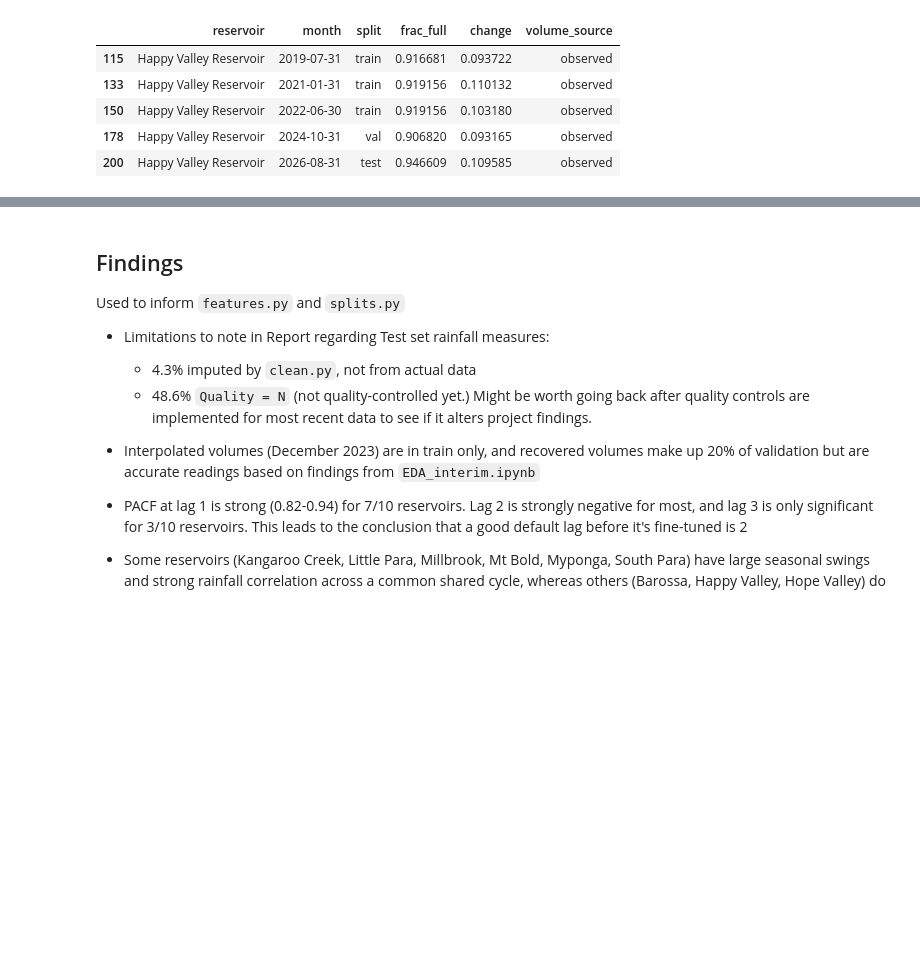
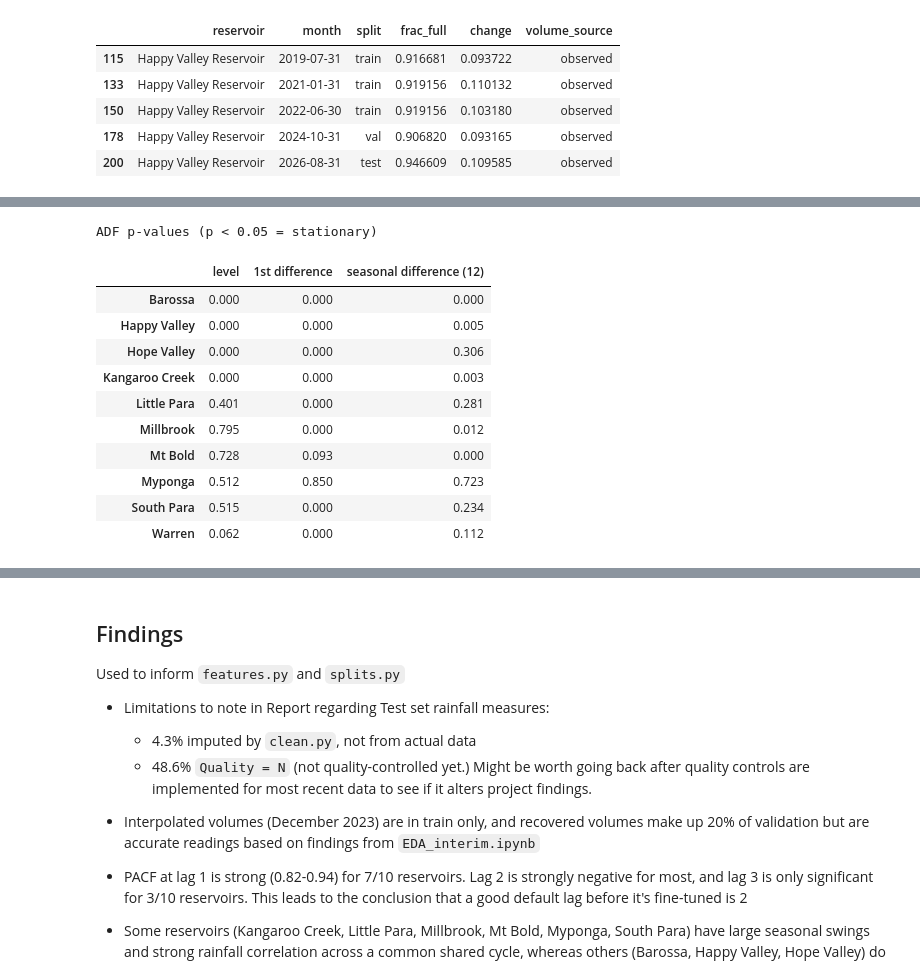
Before and after one commit to irose8000/reservoir-forecasting, a Jupyter notebook: notebooks/exploratory_data_analysis/EDA_processed.ipynb, the cells around one changed output, grey strips where cells are left out. Cells and saved outputs as stored; diff of their text form; code cells hidden in the pictures; blank space fills up the shorter version.

```diff
--- a/notebooks/exploratory_data_analysis/EDA_processed.ipynb
+++ b/notebooks/exploratory_data_analysis/EDA_processed.ipynb
@@ -386,0 +394,37 @@ flagged[flagged["spike"]][["reservoir", "month", "split", "frac_full", "change",
+# %%
+import warnings
+from statsmodels.tsa.stattools import adfuller
+from statsmodels.tsa.statespace.sarimax import SARIMAX
+from forecast.data_processing.features import build_series
+
+# One column per reservoir, fraction full, training months only (targets up to train_end)
+train_series = build_series(df).asfreq("ME").loc[:train_end]
+
+def adf_p(series):
+    """p-value of the augmented Dickey-Fuller test (statsmodels' deprecation notices silenced)."""
+    with warnings.catch_warnings():
+        warnings.simplefilter("ignore")
+        return adfuller(series.dropna(), autolag="AIC")[1]
+
+# 1. Stationarity: ADF test p-values. p < 0.05 suggests the series is stationary.
+adf = pd.DataFrame({
+    "level": {r: adf_p(train_series[r]) for r in train_series},
+    "1st difference": {r: adf_p(train_series[r].diff()) for r in train_series},
+    "seasonal difference (12)": {r: adf_p(train_series[r].diff(12)) for r in train_series},
+}).round(3)
+adf.index = [r.replace(" Reservoir", "") for r in adf.index]
+print("ADF p-values (p < 0.05 = stationary)")
+display(adf)
+# %% [output]
+ADF p-values (p < 0.05 = stationary)
+|  | level | 1st difference | seasonal difference (12) |
+| Barossa | 0.000 | 0.000 | 0.000 |
+| Happy Valley | 0.000 | 0.000 | 0.005 |
+| Hope Valley | 0.000 | 0.000 | 0.306 |
+| Kangaroo Creek | 0.000 | 0.000 | 0.003 |
+| Little Para | 0.401 | 0.000 | 0.281 |
+| Millbrook | 0.795 | 0.000 | 0.012 |
+| Mt Bold | 0.728 | 0.093 | 0.000 |
+| Myponga | 0.512 | 0.850 | 0.723 |
+| South Para | 0.515 | 0.000 | 0.234 |
+| Warren | 0.062 | 0.000 | 0.112 |
```
Also changed, not shown: parts of 5 cells of this notebook, 22 other files.
